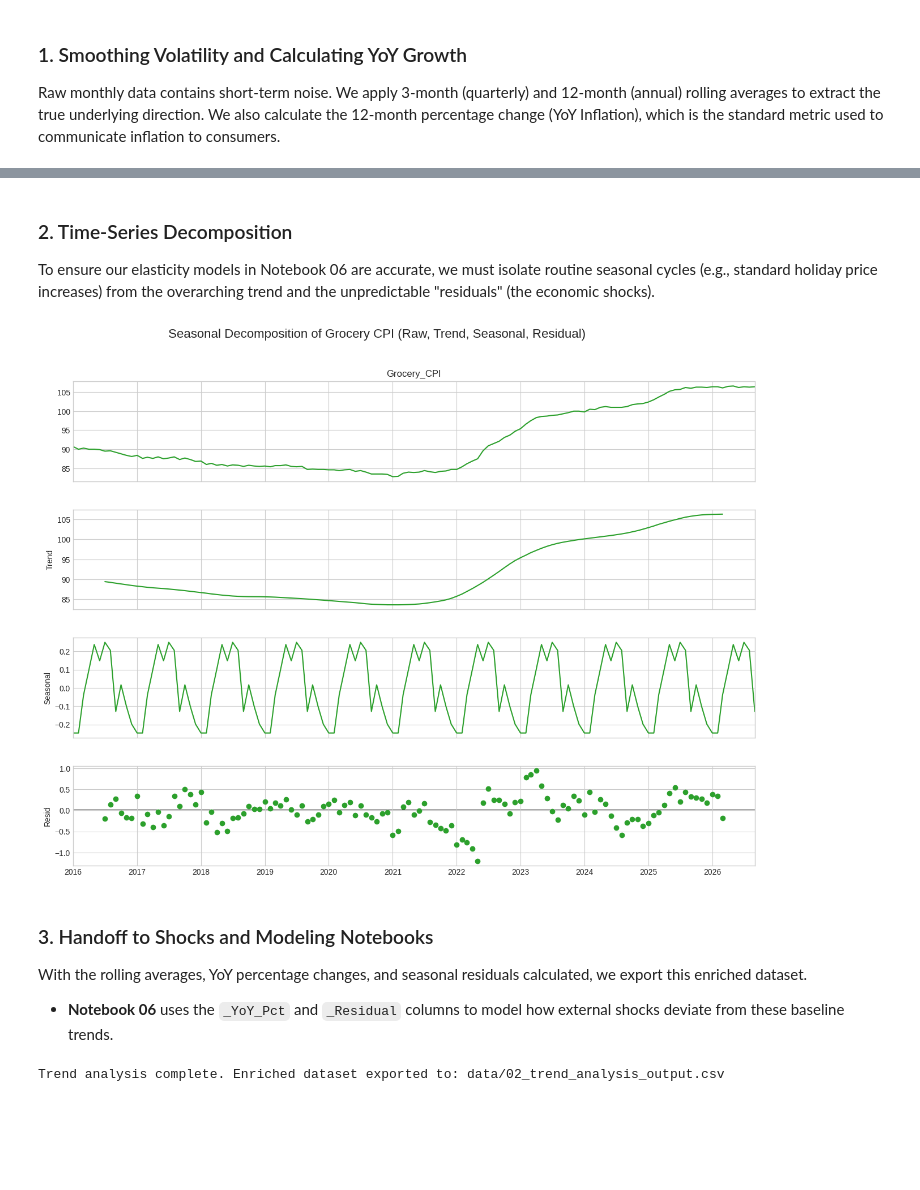
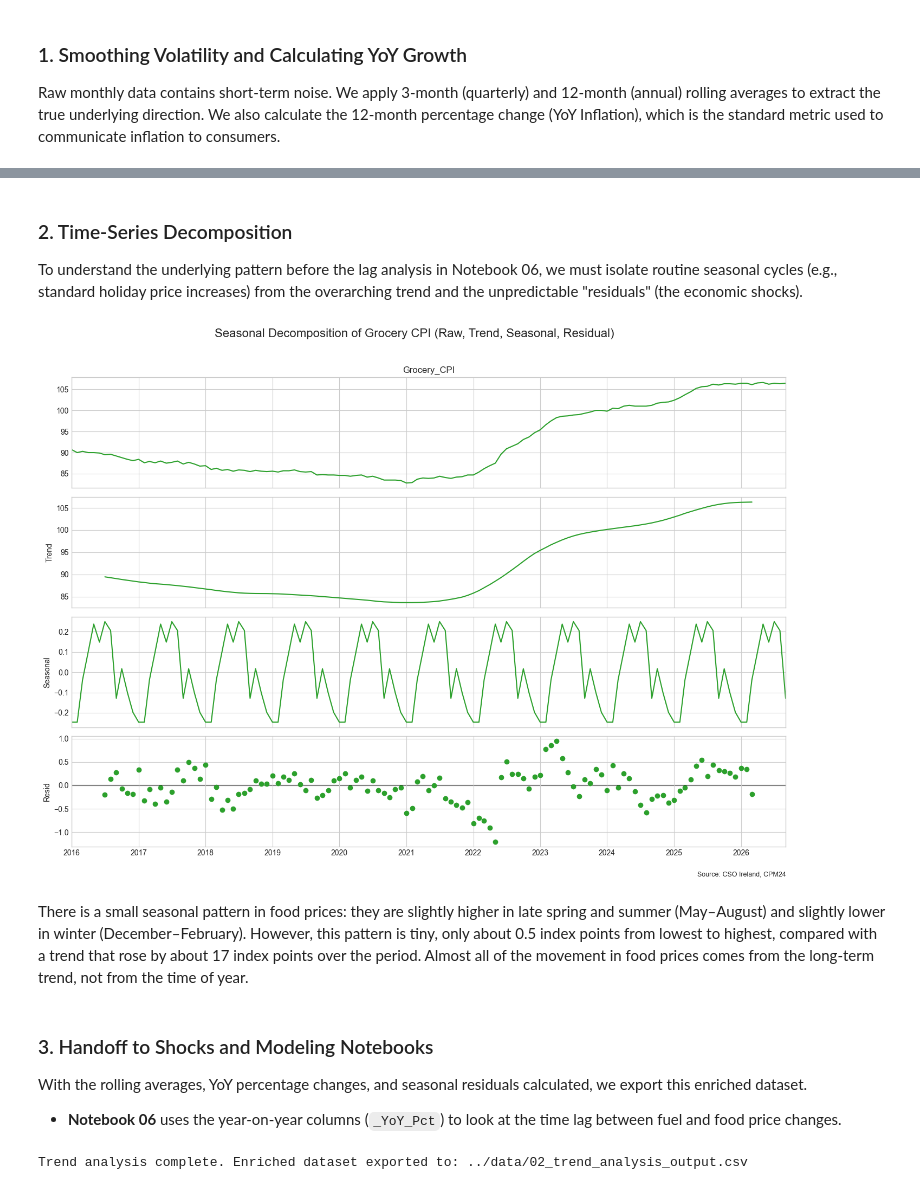
Before and after one commit to SaraLarkem/ireland-fuel-grocery-viz, a Jupyter notebook: notebooks/02_Trend_Analysis.ipynb, the cells around one changed output, grey strips where cells are left out. Saved outputs shown, nothing was run; the diff lists cells and outputs as text; code cells hidden in the pictures; blank space fills up the shorter version.

```diff
--- a/notebooks/02_Trend_Analysis.ipynb
+++ b/notebooks/02_Trend_Analysis.ipynb
@@ -50,7 +63,10 @@ Month_DT
 ### 1. Smoothing Volatility and Calculating YoY Growth
 Raw monthly data contains short-term noise. We apply 3-month (quarterly) and 12-month (annual) rolling averages to extract the true underlying direction. We also calculate the 12-month percentage change (YoY Inflation), which is the standard metric used to communicate inflation to consumers.
 # %%
-# Calculate rolling averages for Diesel and CPI
+# Calculate rolling averages for Petrol, Diesel and CPI
+df['Petrol_3M_Avg'] = df['Petrol'].rolling(window=3).mean()
+df['Petrol_12M_Avg'] = df['Petrol'].rolling(window=12).mean()
+
 df['Diesel_3M_Avg'] = df['Diesel'].rolling(window=3).mean()
 df['Diesel_12M_Avg'] = df['Diesel'].rolling(window=12).mean()
 
@@ -58,29 +74,31 @@ df['CPI_3M_Avg'] = df['Grocery_CPI'].rolling(window=3).mean()
 df['CPI_12M_Avg'] = df['Grocery_CPI'].rolling(window=12).mean()
 
 # Calculate Year-over-Year (YoY) percentage change (12-month shift)
+df['Petrol_YoY_Pct'] = df['Petrol'].pct_change(periods=12) * 100
 df['Diesel_YoY_Pct'] = df['Diesel'].pct_change(periods=12) * 100
 df['CPI_YoY_Pct'] = df['Grocery_CPI'].pct_change(periods=12) * 100
 
 # Plotting the smoothed macro trends
-fig, ax1 = plt.subplots(figsize=(14, 7))
+# All three series share the same index base (December 2023 = 100), so they go on ONE axis
+fig, ax = plt.subplots(figsize=(14, 7))
 
-# Plot Diesel Trend (Primary Y-Axis)
-ax1.plot(df.index, df['Diesel'], color=colors['Diesel'], alpha=0.2, label='Raw Diesel Price')
-ax1.plot(df.index, df['Diesel_12M_Avg'], color=colors['Diesel'], linewidth=2.5, label='Diesel (12M Trend)')
-ax1.set_ylabel('Diesel Price (Index/Cents)', color=colors['Diesel'], fontweight='bold')
-ax1.tick_params(axis='y', labelcolor=colors['Diesel'])
+# Raw monthly values as faint lines
+ax.plot(df.index, df['Petrol'], color=colours["Petrol"], alpha=0.25, label='Petrol (monthly)')
+ax.plot(df.index, df['Diesel'], color=colours["Diesel"], alpha=0.25, label='Diesel (monthly)')
+ax.plot(df.index, df['Grocery_CPI'], color=colours["Food"], alpha=0.25, label='Food (monthly)')
 
-# Plot CPI Trend (Secondary Y-Axis)
-ax2 = ax1.twinx()
-ax2.plot(df.index, df['Grocery_CPI'], color=colors['CPI'], alpha=0.2, label='Raw Grocery CPI')
-ax2.plot(df.index, df['CPI_12M_Avg'], color=colors['CPI'], linewidth=2.5, label='Grocery CPI (12M Trend)')
-ax2.set_ylabel('Grocery CPI', color=colors['CPI'], fontweight='bold')
-ax2.tick_params(axis='y', labelcolor=colors['CPI'])
+# 12-month rolling averages as bold lines
+ax.plot(df.index, df['Petrol_12M_Avg'], color=colours["Petrol"], linewidth=2.5, label='Petrol (12M average)')
+ax.plot(df.index, df['Diesel_12M_Avg'], color=colours["Diesel"], linewidth=2.5, label='Diesel (12M average)')
+ax.plot(df.index, df['CPI_12M_Avg'], color=colours["Food"], linewidth=2.5, label='Food (12M average)')
 
-plt.title('Macro Trends: Diesel Prices vs. Grocery CPI (12-Month Rolling Averages)', fontsize=16, pad=15)
-fig.legend(loc='upper left', bbox_to_anchor=(0.08, 0.88), frameon=True)
-plt.figtext(0.9, 0.01, 'Source: CSO Ireland', ha='right', fontsize=10, style='italic')
+ax.set_title('Fuel prices rose sharply in 2021–22 and then eased, while food prices rose later and kept climbing', fontsize=14, pad=15)
+ax.set_xlabel('Year')
+ax.set_ylabel('Price index (December 2023 = 100)')
+ax.legend(loc='upper left', bbox_to_anchor=(1.01, 1), frameon=False)
 
-plt.tight_layout()
+fig.text(0.99, 0.01, source_text, ha="right", fontsize=9)
+plt.tight_layout(rect=[0, 0.03, 1, 1])
+plt.savefig(f"{IMG_DIR}/macro_trends_diesel_prices_vs_grocery_CPI.png", dpi=300, bbox_inches="tight")
 plt.show()
 # %% [output]
@@ -88,43 +108,42 @@ plt.show()
 # %% [markdown]
 ### 2. Time-Series Decomposition
-To ensure our elasticity models in Notebook 06 are accurate, we must isolate routine seasonal cycles (e.g., standard holiday price increases) from the overarching trend and the unpredictable "residuals" (the economic shocks).
+To understand the underlying pattern before the lag analysis in Notebook 06, we must isolate routine seasonal cycles (e.g., standard holiday price increases) from the overarching trend and the unpredictable "residuals" (the economic shocks).
 # %%
 # Isolate the CPI time series and drop any NaNs
 cpi_ts = df['Grocery_CPI'].dropna()
 
 # Perform additive decomposition (period=12 for monthly data)
 decomposition = seasonal_decompose(cpi_ts, model='additive', period=12)
 
 # Extract components back into the main dataframe
 df.loc[cpi_ts.index, 'CPI_Trend'] = decomposition.trend
 df.loc[cpi_ts.index, 'CPI_Seasonal'] = decomposition.seasonal
 df.loc[cpi_ts.index, 'CPI_Residual'] = decomposition.resid
 
 # Plot the decomposition
 fig = decomposition.plot()
 fig.set_size_inches(14, 10)
 fig.suptitle('Seasonal Decomposition of Grocery CPI (Raw, Trend, Seasonal, Residual)', fontsize=16, y=1.02)
 
 # Customize subplot colors to match the project design system
 axes = fig.get_axes()
 for ax in axes:
-    ax.lines[0].set_color(colors['CPI'])
+    ax.lines[0].set_color(colours["Food"])
 
+fig.text(0.99, 0.01, source_text, ha="right", fontsize=9)
+plt.tight_layout(rect=[0, 0.03, 1, 1])
 plt.show()
 # %% [output]
-[figure, old version]
+[figure, new version]
+# %% [markdown]
+There is a small seasonal pattern in food prices: they are slightly higher in late spring and summer (May–August) and slightly lower in winter (December–February). However, this pattern is tiny, only about 0.5 index points from lowest to highest, compared with a trend that rose by about 17 index points over the period. Almost all of the movement in food prices comes from the long-term trend, not from the time of year.
 # %% [markdown]
 ### 3. Handoff to Shocks and Modeling Notebooks
 With the rolling averages, YoY percentage changes, and seasonal residuals calculated, we export this enriched dataset.
-* **Notebook 06** uses the `_YoY_Pct` and `_Residual` columns to model how external shocks deviate from these baseline trends.
+* **Notebook 06** uses the year-on-year columns (`_YoY_Pct`) to look at the time lag between fuel and food price changes.
 # %%
-import os
-
-# Ensure the data directory exists
-os.makedirs('data', exist_ok=True)
-
 # Save the enriched dataset for the next stages in the pipeline
-export_path = 'data/02_trend_analysis_output.csv'
+export_path = f"{DATA_DIR}/02_trend_analysis_output.csv"
 
 # Drop the original string Month columns to keep the export clean, as we now use Month_DT
 df_export = df.drop(columns=['Month', 'Month_Diff'], errors='ignore')
@@ -132,4 +151,4 @@ df_export.to_csv(export_path)
 
 print(f"Trend analysis complete. Enriched dataset exported to: {export_path}")
 # %% [output]
-Trend analysis complete. Enriched dataset exported to: data/02_trend_analysis_output.csv
+Trend analysis complete. Enriched dataset exported to: ../data/02_trend_analysis_output.csv
```
Also changed, not shown: parts of 4 cells of this notebook, 2 other files.
